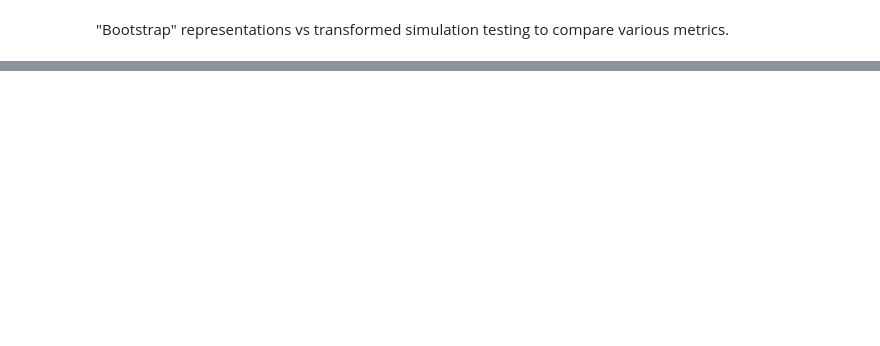
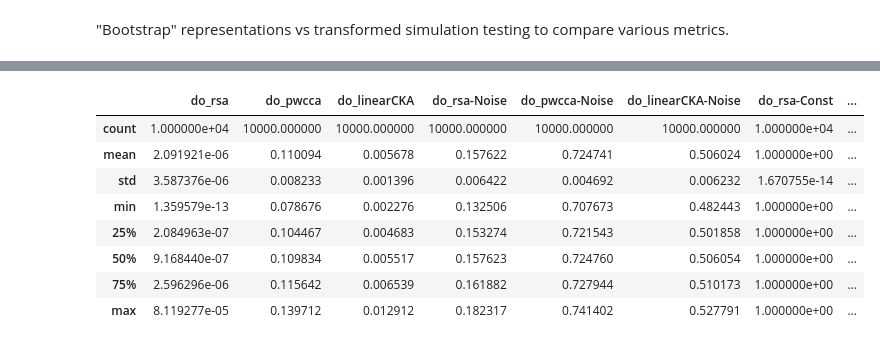
Before and after one commit to VandyCatLab/modelzoo, a Jupyter notebook: notebooks/MasterbookJason.ipynb, the cells around one changed output, grey strips where cells are left out. Drawn from its saved outputs; the diff is of its cells as text; code cells hidden in the pictures; blank space fills up the shorter version.

Commit message:
latest permutation test

```diff
--- a/notebooks/MasterbookJason.ipynb
+++ b/notebooks/MasterbookJason.ipynb
@@ -461,2 +483,24 @@ plt.show()
 # %% [markdown]
 "Bootstrap" representations vs transformed simulation testing to compare various metrics.
+# %%
+_, testData = datasets.make_train_data(shuffle_seed=shuffleSeed, augment=True)
+imgset, _ = datasets.make_predict_data(testData)
+
+# Dataset information
+num_imgs = imgset.shape[0]
+dim = imgset.shape[1]
+correlations = []
+
+# Set model to output reps at layer
+inp = model.input
+layer = model.layers[12]
+out = layer.output
+
+model = tf.keras.Model(inputs=inp, outputs=out)
+
+# Get reps for originals and flatten
+rep_orig = model.predict(imgset)
+repShape = rep_orig.shape
+rep_flat = rep_orig.flatten()
+repMean = np.mean(rep_flat)
+repSD = np.std(rep_flat)
@@ -462,0 +572,12 @@ plt.show()
+# %%
+permuteSims.describe()
+# %% [output]
+|  | do_rsa | do_pwcca | do_linearCKA | do_rsa-Noise | do_pwcca-Noise | do_linearCKA-Noise | do_rsa-Const | ... |
+| count | 1.000000e+04 | 10000.000000 | 10000.000000 | 10000.000000 | 10000.000000 | 10000.000000 | 1.000000e+04 | ... |
+| mean | 2.091921e-06 | 0.110094 | 0.005678 | 0.157622 | 0.724741 | 0.506024 | 1.000000e+00 | ... |
+| std | 3.587376e-06 | 0.008233 | 0.001396 | 0.006422 | 0.004692 | 0.006232 | 1.670755e-14 | ... |
+| min | 1.359579e-13 | 0.078676 | 0.002276 | 0.132506 | 0.707673 | 0.482443 | 1.000000e+00 | ... |
+| 25% | 2.084963e-07 | 0.104467 | 0.004683 | 0.153274 | 0.721543 | 0.501858 | 1.000000e+00 | ... |
+| 50% | 9.168440e-07 | 0.109834 | 0.005517 | 0.157623 | 0.724760 | 0.506054 | 1.000000e+00 | ... |
+| 75% | 2.596296e-06 | 0.115642 | 0.006539 | 0.161882 | 0.727944 | 0.510173 | 1.000000e+00 | ... |
+| max | 8.119277e-05 | 0.139712 | 0.012912 | 0.182317 | 0.741402 | 0.527791 | 1.000000e+00 | ... |
```
Also changed, not shown: parts of 19 cells of this notebook.
